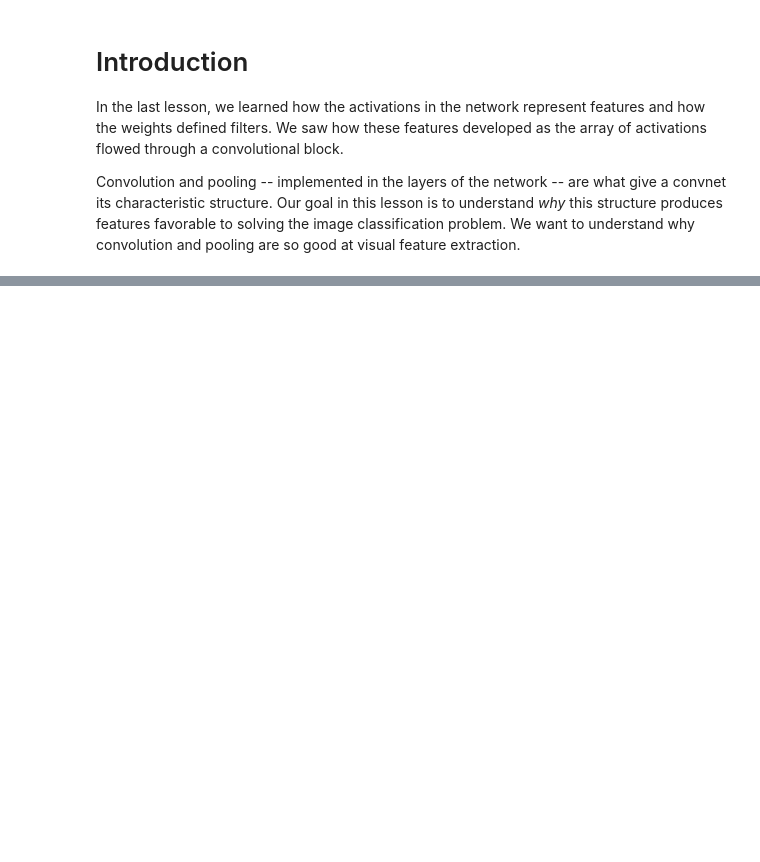
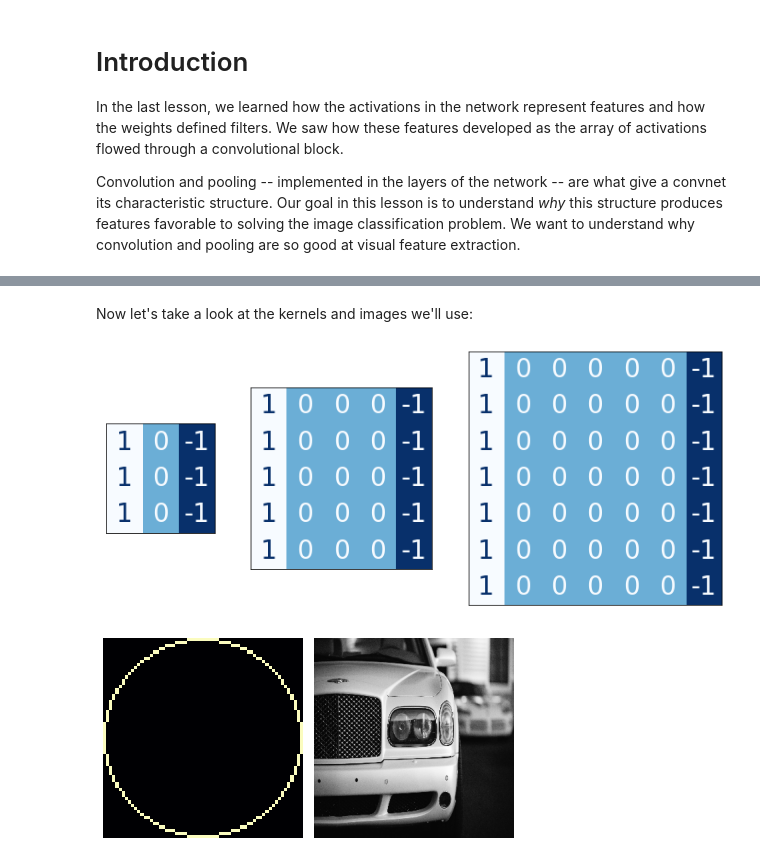
Before and after one commit to Kaggle/learntools, a Jupyter notebook: notebooks/computer_vision/raw/tut4.ipynb, the cells around one changed output, grey strips where cells are left out. Drawn from its saved outputs; the diff is of its cells as text; code cells hidden in the pictures; blank space fills up the shorter version.

```diff
--- a/notebooks/computer_vision/raw/tut4.ipynb
+++ b/notebooks/computer_vision/raw/tut4.ipynb
@@ -76,0 +68,58 @@ The properties of convolution and pooling we looked at in this tutorial mean tha
+# %%
+import visiontools
+import numpy as np
+import tensorflow as tf
+
+def vertical_edge(kernel_size):
+    kernel = np.zeros(kernel_size, dtype=int)
+    kernel[:, 0] = 1
+    kernel[:, -1] = -1
+    return kernel
+
+k33 = vertical_edge([3, 3])
+k55 = vertical_edge([5, 5])
+k77 = vertical_edge([7, 7])
+# %% [markdown]
+Now let's take a look at the kernels and images we'll use:
+# %%
+import matplotlib.pyplot as plt
+from matplotlib import gridspec
+from skimage import draw, transform
+import warnings
+warnings.filterwarnings('ignore')
+
+plt.rc('figure', autolayout=True)
+plt.rc('axes', labelweight='bold', labelsize='large',
+       titleweight='bold', titlesize=18, titlepad=10)
+plt.rc('image', cmap='magma')
+
+def read_image(path, channels=0):
+    image = tf.io.read_file(path)
+    image = tf.io.decode_image(image, channels=channels)
+    return image
+
+plt.figure(figsize=(12, 8))
+gs = gridspec.GridSpec(1, 3, width_ratios=[3, 5, 7], wspace=0.2)
+for i, kernel in enumerate([k33, k55, k77]):
+    plt.subplot(gs[i])
+    visiontools.show_kernel(kernel)
+plt.show();
+
+SIZE = [64, 64]
+circle = tf.reshape(visiontools.circle(SIZE, val=1.0), shape=[*SIZE, 1])
+
+car = read_image('/kaggle/input/computer-vision-resources/car_illus.jpg', channels=1)
+SIZE = [300, 300]
+car = tf.image.resize(car, size=SIZE, preserve_aspect_ratio=False)
+
+plt.figure(figsize=(6, 6))
+plt.subplot(121)
+plt.imshow(tf.squeeze(circle))
+plt.axis('off')
+plt.subplot(122)
+plt.imshow(tf.squeeze(car), cmap='gray')
+plt.axis('off')
+plt.show();
+# %% [output]
+[figure, added]
+[figure, added]
```
Also changed, not shown: parts of 19 cells of this notebook.
